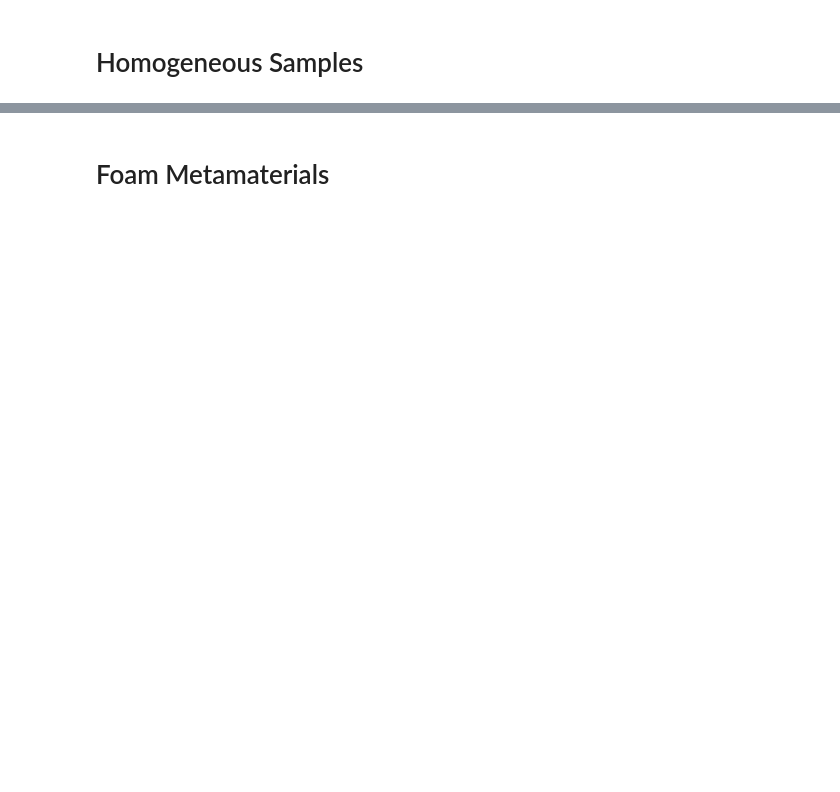
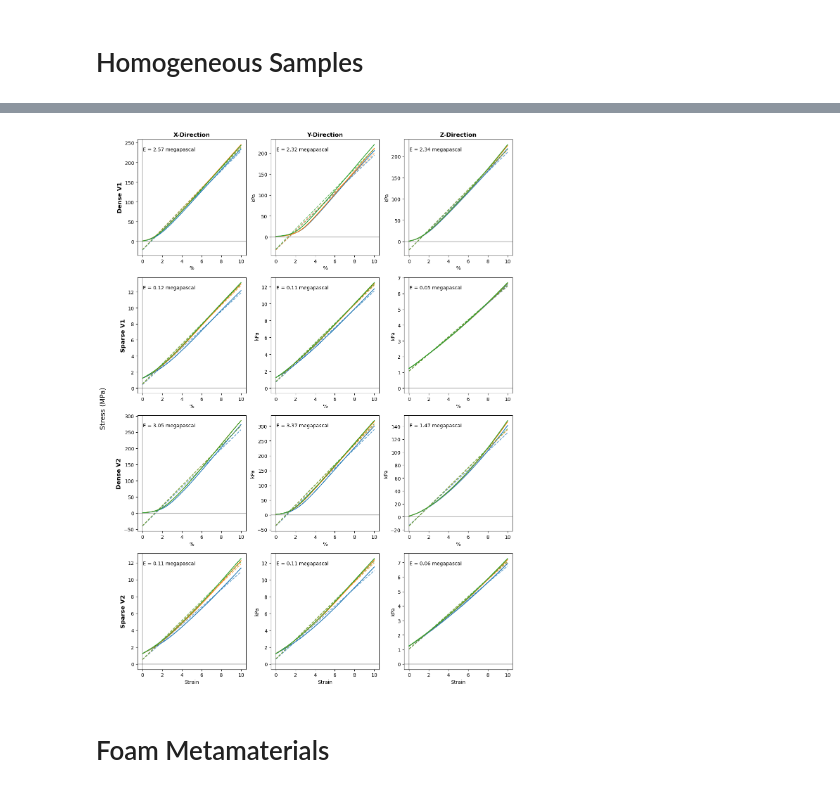
Before and after one commit to TransformativeRoboticsLab/FDE-Metamaterials, a Jupyter notebook: data/instron_tests/analysis.ipynb, the cells around one changed output, grey strips where cells are left out. Drawn from its saved outputs; the diff is of its cells as text; code cells hidden in the pictures; blank space fills up the shorter version.

Commit message:
Split homogeneous analysis on its own

```diff
--- a/data/instron_tests/analysis.ipynb
+++ b/data/instron_tests/analysis.ipynb
@@ -17,15 +20,3 @@ ureg.formatter.default_format = 'P~'
 ureg.mpl_formatter = "{:~P}"
 # %% [markdown]
 # Homogeneous Samples
-# %%
-# Load Data
-dir = './homogeneous_foams'
-
-dfs_dense, metadata_dense = ip.load_samples(dir,
-                                            filter_fn=(lambda f: ('dense' in f.stem.lower())))
-
-dfs_sparse, metadata_sparse = ip.load_samples(dir,
-                                              filter_fn=(lambda f: 'sparse' in f.stem.lower()))
-
-dfs_combo = [dfs_dense, dfs_sparse]
-metadata_combo = [metadata_dense, metadata_sparse]
@@ -34,6 +22,0 @@ AttributeError: module 'instron_processing' has no attribute 'load_samples'
-# %%
-df = dfs_dense[0]
-df.pint.dequantify()
-
-m = metadata_dense[0]
-m['slope'].to('MPa')
@@ -81,3 +77,76 @@ for ax, group_name in zip(axs, ['Dense', 'Sparse']):
+# %%
+# Data to plot
+x_col = 'Compressive strain (Displacement)'
+y1_col = 'Compressive stress'
+y2_col = 'Compressive stress (Line Fit)'
+# x bounds of plot
+strain_limits = (0., 0.1)
+
+# Plotting
+fig, axg = plt.subplots(4, 3, figsize=(12, 16))
+
+# Add titles for columns (directions)
+for j, direction in enumerate(directions):
+    axg[0, j].set_title(f'{direction}-Direction', fontweight='bold')
+
+# Add row labels (sample types)
+for i, sample_type in enumerate(sample_types):
+    # Create a more readable label
+    label = sample_type.replace('_', ' ').title()
+    axg[i, 0].set_ylabel(label, fontweight='bold', rotation=90, size=12)
+
+# Plot data
+for i in range(4):
+    for j in range(3):
+        ax = axg[i, j]
+        ax.axvline(color='k', alpha=0.3)
+        ax.axhline(color='k', alpha=0.3)
+
+        # Plot each sample in this category
+        samples_to_plot = organized_samples[i, j]
+        for k, sample in enumerate(samples_to_plot):
+            # Apply strain limits
+            mask = ((sample.data[x_col] >= strain_limits[0]) &
+                    (sample.data[x_col] <= strain_limits[1]))
+
+            # Plot raw data
+            ax.plot(sample.data[x_col][mask],
+                    sample.data[y1_col][mask],
+                    label=f'Sample {k+1}')
+
+            # Plot linear fit if available
+            if y2_col in sample.data.columns:
+                ax.plot(sample.data[x_col][mask],
+                        sample.data[y2_col][mask],
+                        linestyle='--',
+                        color=ax.lines[-1].get_color(),
+                        alpha=0.7)
+
+        # Add E value as text in each subplot
+        if samples_to_plot:
+            E_values = [s.user_data['E'] for s in samples_to_plot]
+            avg_E = sum(E_values)/len(E_values) if E_values else 0
+            ax.text(0.05, 0.9, f'E = {avg_E:.2f}', transform=ax.transAxes)
+
+        # Set common x and y limits
+        # ax.set_xlim(strain_limits * ureg.percent)
+
+        # Only add x-labels to bottom row
+        if i == 3:
+            ax.set_xlabel('Strain')
+
+# Add a common y-label
+fig.text(0.01, 0.5, 'Stress (MPa)', va='center',
+         rotation='vertical', fontsize=14)
+
+plt.tight_layout()
+plt.subplots_adjust(left=0.1)  # Make room for common y-label
+
+# # Add a small legend to the bottom right subplot only
+# if organized_samples[3, 2]:  # If there are samples in the bottom right
+#     axg[3, 2].legend(loc='upper left', fontsize='small')
+# %% [output]
+[figure, added]
 # %% [markdown]
 # Foam Metamaterials
 # %%
```
Also changed, not shown: parts of 8 cells of this notebook, 1 other file.
